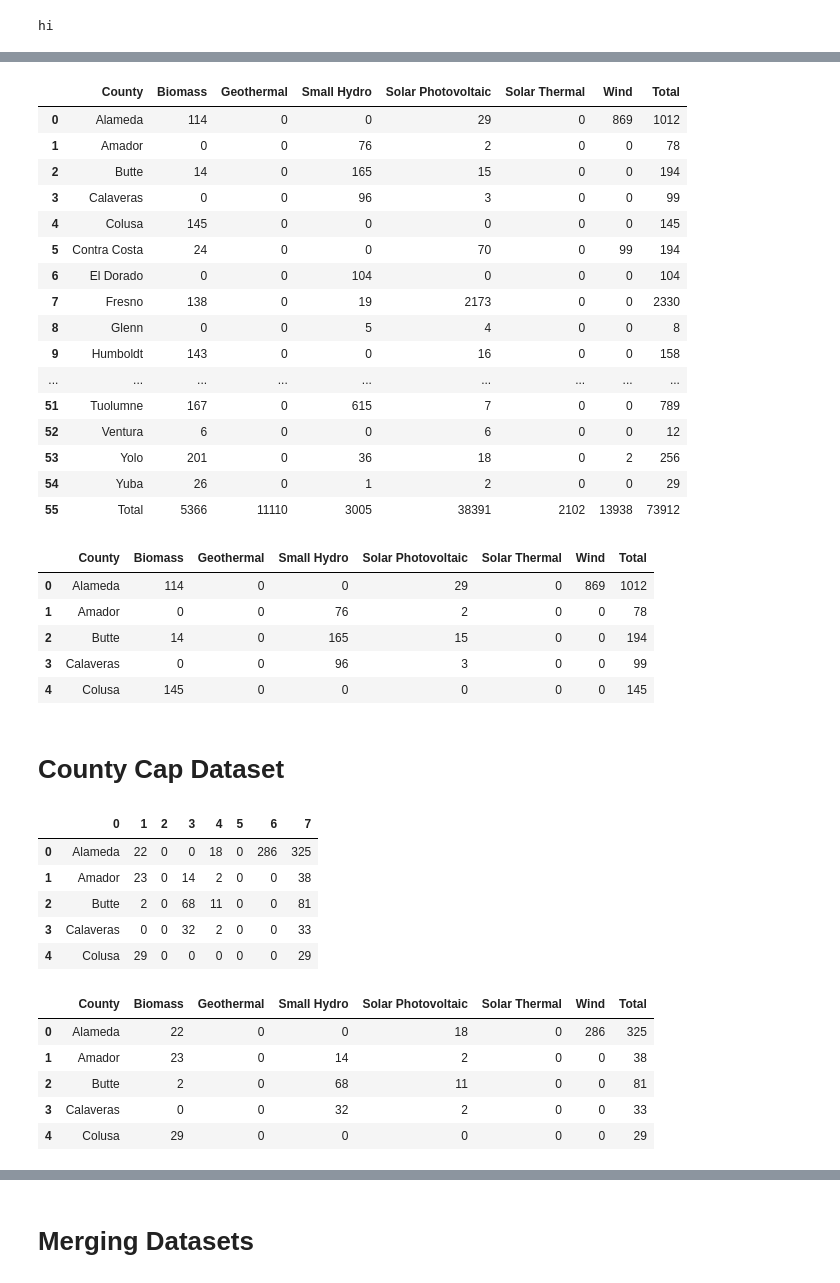
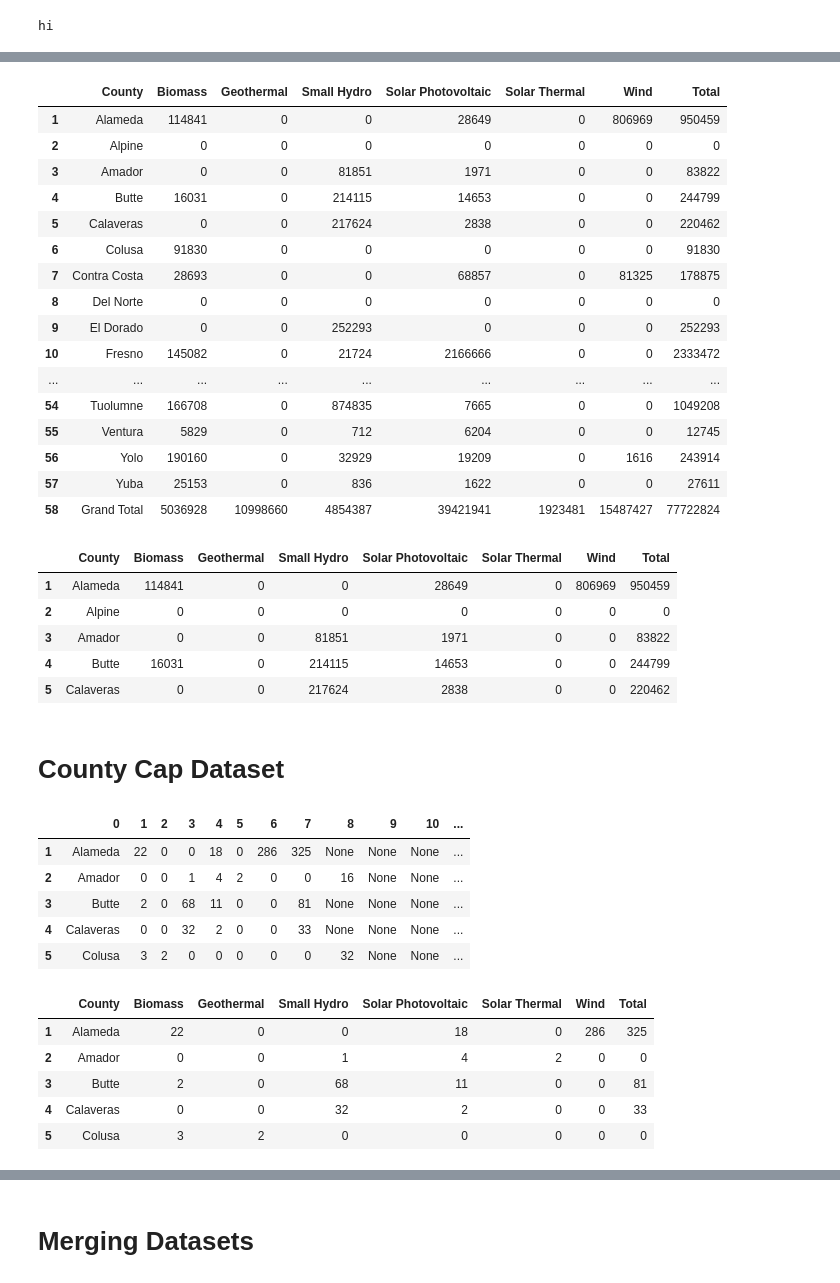
Before and after one commit to cloover7/interconnection-queue-predictions, a Jupyter notebook: fp_dataset.ipynb, the cells around one changed output, grey strips where cells are left out. Saved outputs shown, nothing was run; the diff lists cells and outputs as text; code cells hidden in the pictures.

```diff
--- a/fp_dataset.ipynb
+++ b/fp_dataset.ipynb
@@ -29,8 +29,8 @@ import pdfplumber
 import pandas as pd
 import re
 
-with pdfplumber.open("UtilRenewGenTypeCnty2022.pdf") as pdf:
-    page = pdf.pages[1]
+with pdfplumber.open("UtilRenGenTotCnty2024.pdf") as pdf:
+    page = pdf.pages[0]
     lines = page.extract_text().split("\n")
 
 rows = []
@@ -63,4 +63,4 @@ df = pd.DataFrame(rows)
 # Optional: clean up and replace dashes/commas
 df = df.replace("-", '0').replace(",", "", regex=True)
 
-df
+df = df[1:]
@@ -110,32 +92,32 @@ df_new['Total'] = df[7]
 df_new
 # %% [output]
 |  | County | Biomass | Geothermal | Small Hydro | Solar Photovoltaic | Solar Thermal | Wind | Total |
-| 0 | Alameda | 114 | 0 | 0 | 29 | 0 | 869 | 1012 |
-| 1 | Amador | 0 | 0 | 76 | 2 | 0 | 0 | 78 |
-| 2 | Butte | 14 | 0 | 165 | 15 | 0 | 0 | 194 |
-| 3 | Calaveras | 0 | 0 | 96 | 3 | 0 | 0 | 99 |
-| 4 | Colusa | 145 | 0 | 0 | 0 | 0 | 0 | 145 |
-| 5 | Contra Costa | 24 | 0 | 0 | 70 | 0 | 99 | 194 |
-| 6 | El Dorado | 0 | 0 | 104 | 0 | 0 | 0 | 104 |
-| 7 | Fresno | 138 | 0 | 19 | 2173 | 0 | 0 | 2330 |
-| 8 | Glenn | 0 | 0 | 5 | 4 | 0 | 0 | 8 |
-| 9 | Humboldt | 143 | 0 | 0 | 16 | 0 | 0 | 158 |
+| 1 | Alameda | 114841 | 0 | 0 | 28649 | 0 | 806969 | 950459 |
+| 2 | Alpine | 0 | 0 | 0 | 0 | 0 | 0 | 0 |
+| 3 | Amador | 0 | 0 | 81851 | 1971 | 0 | 0 | 83822 |
+| 4 | Butte | 16031 | 0 | 214115 | 14653 | 0 | 0 | 244799 |
+| 5 | Calaveras | 0 | 0 | 217624 | 2838 | 0 | 0 | 220462 |
+| 6 | Colusa | 91830 | 0 | 0 | 0 | 0 | 0 | 91830 |
+| 7 | Contra Costa | 28693 | 0 | 0 | 68857 | 0 | 81325 | 178875 |
+| 8 | Del Norte | 0 | 0 | 0 | 0 | 0 | 0 | 0 |
+| 9 | El Dorado | 0 | 0 | 252293 | 0 | 0 | 0 | 252293 |
+| 10 | Fresno | 145082 | 0 | 21724 | 2166666 | 0 | 0 | 2333472 |
 | ... | ... | ... | ... | ... | ... | ... | ... | ... |
-| 51 | Tuolumne | 167 | 0 | 615 | 7 | 0 | 0 | 789 |
-| 52 | Ventura | 6 | 0 | 0 | 6 | 0 | 0 | 12 |
-| 53 | Yolo | 201 | 0 | 36 | 18 | 0 | 2 | 256 |
-| 54 | Yuba | 26 | 0 | 1 | 2 | 0 | 0 | 29 |
-| 55 | Total | 5366 | 11110 | 3005 | 38391 | 2102 | 13938 | 73912 |
+| 54 | Tuolumne | 166708 | 0 | 874835 | 7665 | 0 | 0 | 1049208 |
+| 55 | Ventura | 5829 | 0 | 712 | 6204 | 0 | 0 | 12745 |
+| 56 | Yolo | 190160 | 0 | 32929 | 19209 | 0 | 1616 | 243914 |
+| 57 | Yuba | 25153 | 0 | 836 | 1622 | 0 | 0 | 27611 |
+| 58 | Grand Total | 5036928 | 10998660 | 4854387 | 39421941 | 1923481 | 15487427 | 77722824 |
 # %%
 county_gen = df_new.copy()
 county_gen.head()
 # %% [output]
 |  | County | Biomass | Geothermal | Small Hydro | Solar Photovoltaic | Solar Thermal | Wind | Total |
-| 0 | Alameda | 114 | 0 | 0 | 29 | 0 | 869 | 1012 |
-| 1 | Amador | 0 | 0 | 76 | 2 | 0 | 0 | 78 |
-| 2 | Butte | 14 | 0 | 165 | 15 | 0 | 0 | 194 |
-| 3 | Calaveras | 0 | 0 | 96 | 3 | 0 | 0 | 99 |
-| 4 | Colusa | 145 | 0 | 0 | 0 | 0 | 0 | 145 |
+| 1 | Alameda | 114841 | 0 | 0 | 28649 | 0 | 806969 | 950459 |
+| 2 | Alpine | 0 | 0 | 0 | 0 | 0 | 0 | 0 |
+| 3 | Amador | 0 | 0 | 81851 | 1971 | 0 | 0 | 83822 |
+| 4 | Butte | 16031 | 0 | 214115 | 14653 | 0 | 0 | 244799 |
+| 5 | Calaveras | 0 | 0 | 217624 | 2838 | 0 | 0 | 220462 |
 # %% [markdown]
 # County Cap Dataset
 # %%
@@ -143,48 +125,48 @@ import pdfplumber
 import pandas as pd
 import re
 
-with pdfplumber.open("UtilRenewCapTypeCnty2022.pdf") as pdf:
-    page = pdf.pages[1]
+with pdfplumber.open("UtilRenCapTotCnty2024.pdf") as pdf:
+    page = pdf.pages[0]
     lines = page.extract_text().split("\n")
 
 rows = []
 for line in lines:
     # skip empty or non-data lines
     if not line.strip():
         continue
 
     # split into tokens
     parts = line.split()
 
     # find where numbers or dashes start (first numeric token or '-')
     for i, token in enumerate(parts):
         if re.match(r"^[-\d,]+$", token):  # a number or dash
             split_index = i
             break
     else:
         continue  # skip if no numeric data found
 
     # everything before that is the county name
     county = " ".join(parts[:split_index])
     numbers = parts[split_index:]
 
     # combine back into a single row
     rows.append([county] + numbers)
 
 # Convert to DataFrame
 cap = pd.DataFrame(rows)
 
 # Optional: clean up and replace dashes/commas
 cap = cap.replace("-", "0").replace(",", "", regex=True)
-
+cap = cap[1:]
 cap.head()
 # %% [output]
-|  | 0 | 1 | 2 | 3 | 4 | 5 | 6 | 7 |
-| 0 | Alameda | 22 | 0 | 0 | 18 | 0 | 286 | 325 |
-| 1 | Amador | 23 | 0 | 14 | 2 | 0 | 0 | 38 |
-| 2 | Butte | 2 | 0 | 68 | 11 | 0 | 0 | 81 |
-| 3 | Calaveras | 0 | 0 | 32 | 2 | 0 | 0 | 33 |
-| 4 | Colusa | 29 | 0 | 0 | 0 | 0 | 0 | 29 |
+|  | 0 | 1 | 2 | 3 | 4 | 5 | 6 | 7 | 8 | 9 | 10 | ... |
+| 1 | Alameda | 22 | 0 | 0 | 18 | 0 | 286 | 325 | None | None | None | ... |
+| 2 | Amador | 0 | 0 | 1 | 4 | 2 | 0 | 0 | 16 | None | None | ... |
+| 3 | Butte | 2 | 0 | 68 | 11 | 0 | 0 | 81 | None | None | None | ... |
+| 4 | Calaveras | 0 | 0 | 32 | 2 | 0 | 0 | 33 | None | None | None | ... |
+| 5 | Colusa | 3 | 2 | 0 | 0 | 0 | 0 | 0 | 32 | None | None | ... |
 # %%
 # Combine "Small Hydro", "Solar Photovoltaic", and "Solar Thermal"
 new_columns = [
@@ -213,11 +195,11 @@ df_new2['Total'] = cap[7]
 df_new2.head()
 # %% [output]
 |  | County | Biomass | Geothermal | Small Hydro | Solar Photovoltaic | Solar Thermal | Wind | Total |
-| 0 | Alameda | 22 | 0 | 0 | 18 | 0 | 286 | 325 |
-| 1 | Amador | 23 | 0 | 14 | 2 | 0 | 0 | 38 |
-| 2 | Butte | 2 | 0 | 68 | 11 | 0 | 0 | 81 |
-| 3 | Calaveras | 0 | 0 | 32 | 2 | 0 | 0 | 33 |
-| 4 | Colusa | 29 | 0 | 0 | 0 | 0 | 0 | 29 |
+| 1 | Alameda | 22 | 0 | 0 | 18 | 0 | 286 | 325 |
+| 2 | Amador | 0 | 0 | 1 | 4 | 2 | 0 | 0 |
+| 3 | Butte | 2 | 0 | 68 | 11 | 0 | 0 | 81 |
+| 4 | Calaveras | 0 | 0 | 32 | 2 | 0 | 0 | 33 |
+| 5 | Colusa | 3 | 2 | 0 | 0 | 0 | 0 | 0 |
 # %%
 county_cap = df_new2.copy()
 county_cap.head()
```
Also changed, not shown: parts of 7 cells of this notebook, 6 other files.
